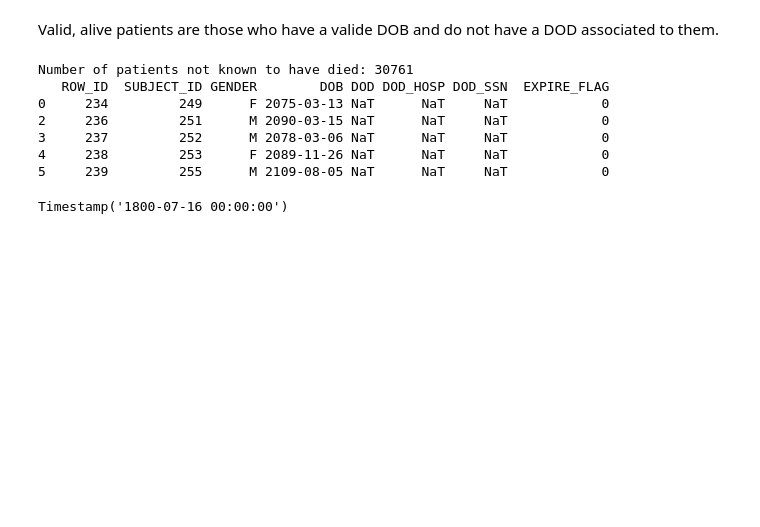
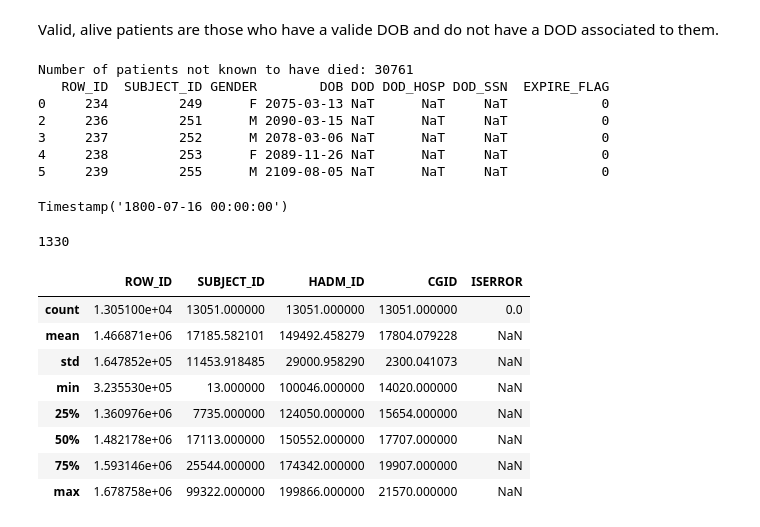
Before and after one commit to allmin/event_log_from_text, a Jupyter notebook: scripts/02_data_selection.ipynb, the cells around one changed output. Saved outputs shown, nothing was run; the diff lists cells and outputs as text; code cells hidden in the pictures; blank space fills up the shorter version.

```diff
--- a/scripts/02_data_selection.ipynb
+++ b/scripts/02_data_selection.ipynb
@@ -114,0 +112,28 @@ admissions.dropna(subset=["DOB","NUM_REPORTS"],inplace=True)
+# %%
+import numpy as np
+admissions["rounded_LOS"] = admissions["LOS_DAYS"].apply(lambda x: np.floor(x))
+admissions = admissions[(admissions["LOS_DAYS"]<=admissions["NUM_REPORTS"]) & (admissions["LOS_DAYS"]<=14) &(admissions["LOS_DAYS"]>=5) ]
+admissions = admissions[admissions.AGE<200]
+admissions = admissions[admissions.AGE>=18]
+admissions.dropna(subset=["DOB","NUM_REPORTS"],inplace=True)
+# numreports less than no of days of stay rounded floor -> eliminate
+len(admissions)
+# %% [output]
+1330
+# %%
+
+# notes_selected[notes_selected].sort_values(["HADM_ID","CHARTTIME"])
+
+# notes_selected.to_excel("../exports/temporary_view.xlsx")
+notes_selected = notes_selected[notes_selected.HADM_ID.isin(admissions.HADM_ID.unique()) & notes_selected.CATEGORY.isin(selected_categories)]
+notes_selected.describe()
+# %% [output]
+|  | ROW_ID | SUBJECT_ID | HADM_ID | CGID | ISERROR |
+| count | 1.305100e+04 | 13051.000000 | 13051.000000 | 13051.000000 | 0.0 |
+| mean | 1.466871e+06 | 17185.582101 | 149492.458279 | 17804.079228 | NaN |
+| std | 1.647852e+05 | 11453.918485 | 29000.958290 | 2300.041073 | NaN |
+| min | 3.235530e+05 | 13.000000 | 100046.000000 | 14020.000000 | NaN |
+| 25% | 1.360976e+06 | 7735.000000 | 124050.000000 | 15654.000000 | NaN |
+| 50% | 1.482178e+06 | 17113.000000 | 150552.000000 | 17707.000000 | NaN |
+| 75% | 1.593146e+06 | 25544.000000 | 174342.000000 | 19907.000000 | NaN |
+| max | 1.678758e+06 | 99322.000000 | 199866.000000 | 21570.000000 | NaN |
```
Also changed, not shown: parts of 10 cells of this notebook, 18 other files.
